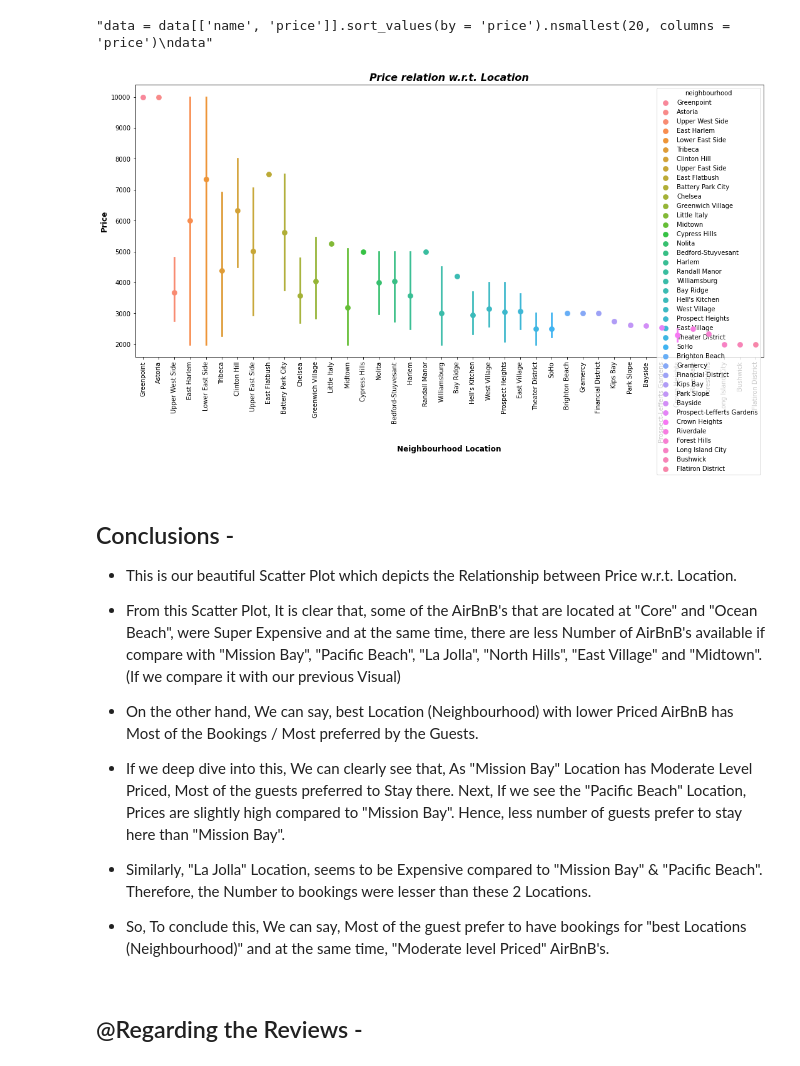
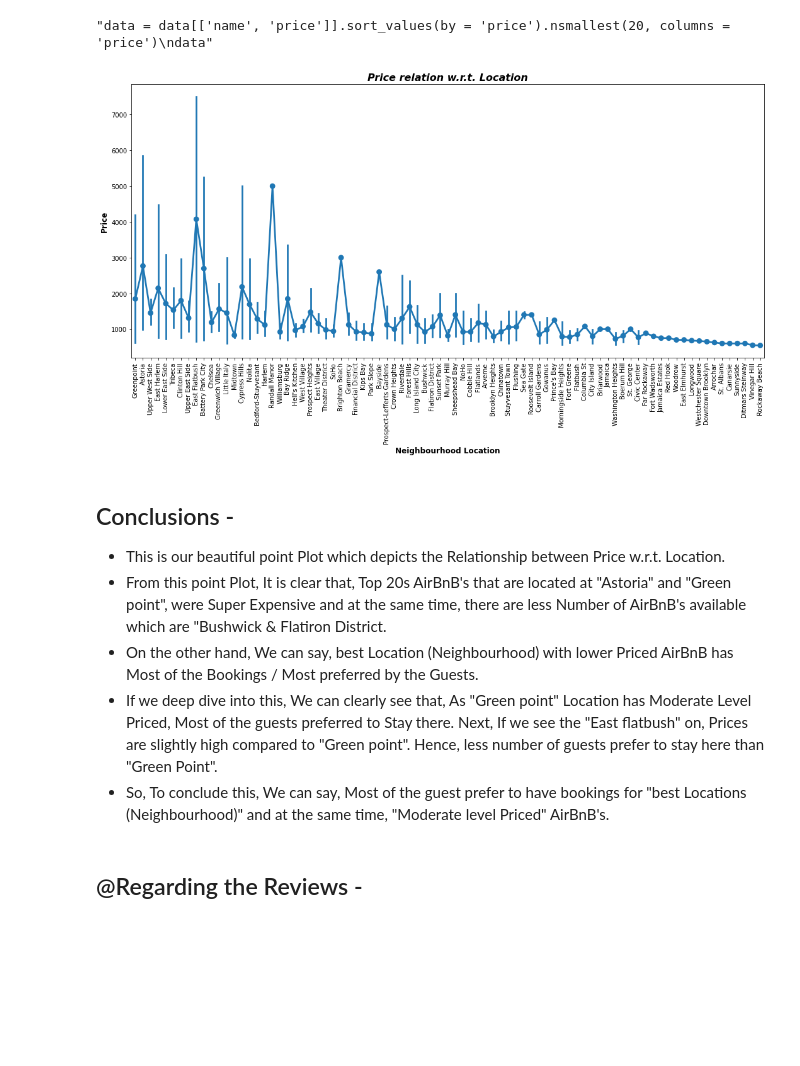
Before and after one commit to spradeepgit/Airbnb-Booking-Analysis, a Jupyter notebook: Airbnb_Booking_Analysis_Capstone_Project.ipynb, the cells around one changed output. Saved outputs shown, nothing was run; the diff lists cells and outputs as text; code cells hidden in the pictures; blank space fills up the shorter version.

```diff
--- a/Airbnb_Booking_Analysis_Capstone_Project.ipynb
+++ b/Airbnb_Booking_Analysis_Capstone_Project.ipynb
@@ -697,7 +641,7 @@ plt.show()
 # %%
 #Q12. Price relation with respect to Location - (Price vs Location)
 
-df_relation = df_Listings[['neighbourhood', 'price']].sort_values(by = 'price').nlargest(100, columns = 'price')
+df_relation = df_Listings[['neighbourhood', 'price']].sort_values(by = 'price').nlargest(1000, columns = 'price')
 df_relation
 
 '''data = data[['name', 'price']].sort_values(by = 'price').nsmallest(20, columns = 'price')
@@ -707,32 +651,29 @@ data'''
 # %%
 #Now, Let's Plot this Data -
 plt.figure(figsize=(18,8))
 sns.pointplot(y = 'price',
                 x = 'neighbourhood',
-               hue = 'neighbourhood',
+               #hue = 'neighbourhood',
                size = 'price',
                data = df_relation,
                legend = False)
 
 plt.xticks(rotation = 90)
 
 plt.title('Price relation w.r.t. Location', fontsize = 16, fontweight = 'bold', fontstyle = 'italic')
 plt.xlabel('Neighbourhood Location', fontsize = 12, fontweight = 'bold')
 plt.ylabel('Price', fontsize = 12, fontweight = 'bold')
 plt.show()
 # %% [output]
-[figure, old version]
+[figure, new version]
 # %% [markdown]
 ## Conclusions -
 
 
-*   This is our beautiful Scatter Plot which depicts the Relationship between Price w.r.t. Location.
-
-
-*   From this Scatter Plot, It is clear that, some of the AirBnB's that are located at "Core" and "Ocean Beach", were Super Expensive and at the same time, there are less Number of AirBnB's available if compare with "Mission Bay", "Pacific Beach", "La Jolla", "North Hills", "East Village" and "Midtown". (If we compare it with our previous Visual)
+*   This is our beautiful point Plot which depicts the Relationship between Price w.r.t. Location.
+*   From this point Plot, It is clear that, Top 20s AirBnB's that are located at "Astoria" and "Green point", were Super Expensive and at the same time, there are less Number of AirBnB's available which are "Bushwick & Flatiron District.
 *   On the other hand, We can say, best Location (Neighbourhood) with lower Priced AirBnB has Most of the Bookings / Most preferred by the Guests.
-*   If we deep dive into this, We can clearly see that, As "Mission Bay" Location has Moderate Level Priced, Most of the guests preferred to Stay there. Next, If we see the "Pacific Beach" Location, Prices are slightly high compared to "Mission Bay". Hence, less number of guests prefer to stay here than "Mission Bay".
-*   Similarly, "La Jolla" Location, seems to be Expensive compared to "Mission Bay" & "Pacific Beach". Therefore, the Number to bookings were lesser than these 2 Locations.
+*   If we deep dive into this, We can clearly see that, As "Green point" Location has Moderate Level Priced, Most of the guests preferred to Stay there. Next, If we see the "East flatbush" on, Prices are slightly high compared to "Green point". Hence, less number of guests prefer to stay here than "Green Point".
 *   So, To conclude this, We can say, Most of the guest prefer to have bookings for "best Locations (Neighbourhood)" and at the same time, "Moderate level Priced" AirBnB's.
 # %% [markdown]
 ## @Regarding the Reviews -
```
Also changed, not shown: parts of 33 cells of this notebook.
